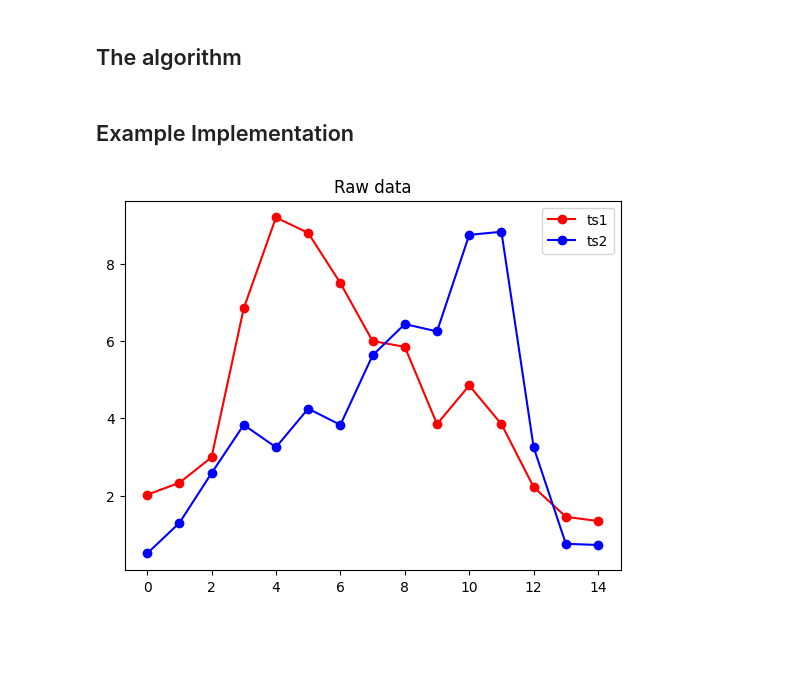
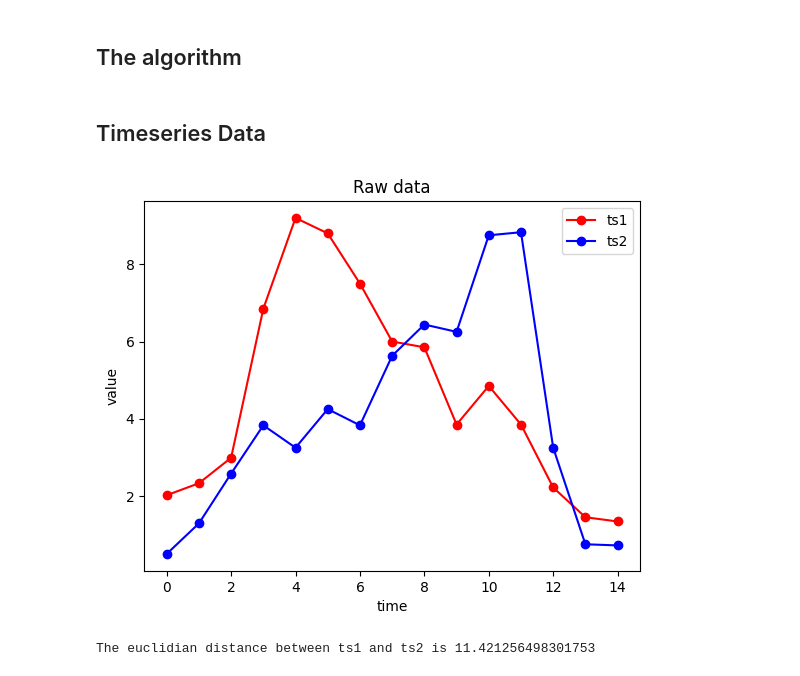
Before and after one commit to verdugo-danieML/Discretization-Algorithms-Python, a Jupyter notebook: For_time_series/SAX/SAX_implementation.ipynb, the cells around one changed output. Saved outputs shown, nothing was run; the diff lists cells and outputs as text; code cells hidden in the pictures; blank space fills up the shorter version.

```diff
--- a/For_time_series/SAX/SAX_implementation.ipynb
+++ b/For_time_series/SAX/SAX_implementation.ipynb
@@ -5,21 +5,27 @@
 # %% [markdown]
 ## The algorithm
 # %% [markdown]
-## Example Implementation
+## Timeseries Data
 # %%
 import numpy as np
 import matplotlib.pyplot as plt
 
 ts1= np.array([2.02, 2.33, 2.99, 6.85, 9.20, 8.80, 7.50, 6.00, 5.85, 3.85, 4.85, 3.85, 2.22, 1.45, 1.34])
 ts2= np.array([0.50, 1.29, 2.58, 3.83, 3.25, 4.25, 3.83, 5.63, 6.44, 6.25, 8.75, 8.83, 3.25, 0.75, 0.72])
 
 x = list(range(len(ts1)))
 
 plt.plot(x,ts1,'ro-', label = 'ts1')
 plt.plot(x,ts2,'bo-', label = 'ts2')
 plt.title('Raw data')
 plt.xlabel('time')
+plt.ylabel('value')
 plt.legend()
 plt.show()
 # %% [output]
-[figure, old version]
+[figure, new version]
+# %%
+eucl_dist = np.sqrt(np.sum((ts1 - ts2)**2))
+print(f'The euclidian distance between ts1 and ts2 is {eucl_dist}')
+# %% [output]
+The euclidian distance between ts1 and ts2 is 11.421256498301753
```
Also changed, not shown: parts of 6 cells of this notebook, 1 other file.
